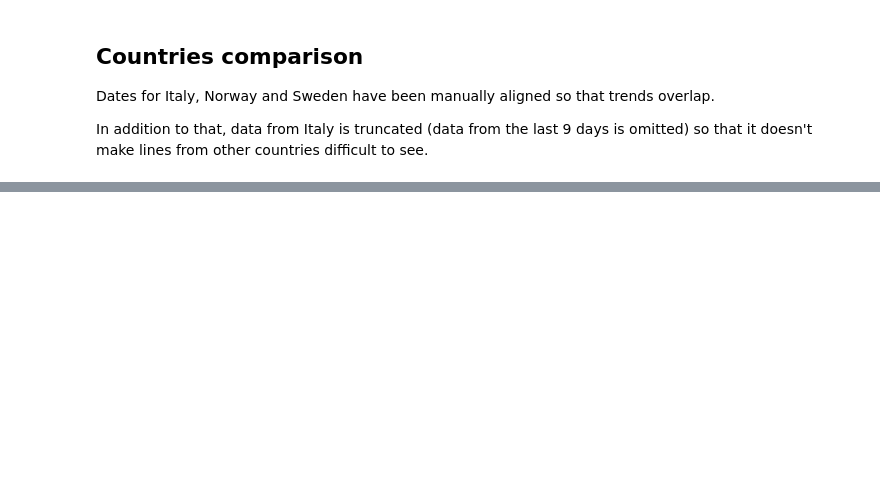
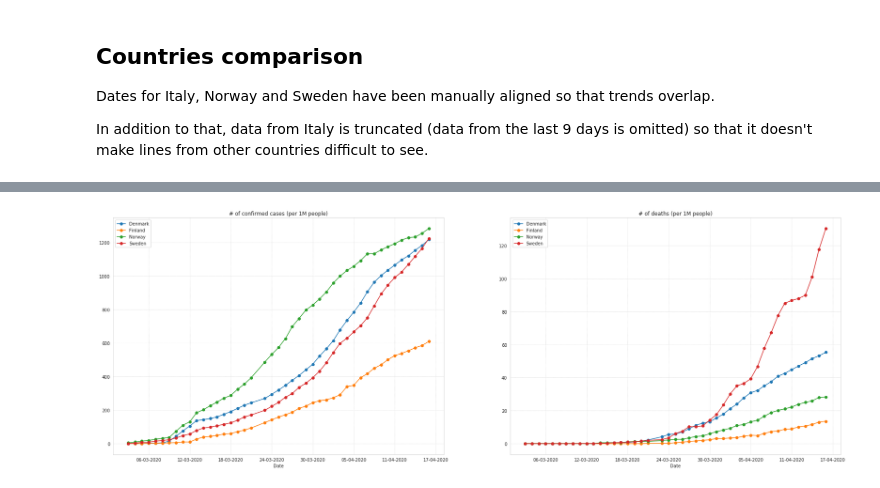
Before and after one commit to matteobarbieri/covid2019-data-analysis, a Jupyter notebook: notebooks/projections_covid2019_world.ipynb, the cells around one changed output, grey strips where cells are left out. Saved outputs shown, nothing was run; the diff lists cells and outputs as text; code cells hidden in the pictures; blank space fills up the shorter version.

```diff
--- a/notebooks/projections_covid2019_world.ipynb
+++ b/notebooks/projections_covid2019_world.ipynb
@@ -370,3 +379,54 @@ get_country_df(world_df, "Spain").tail()
+# %%
+# plt.figure()
+
+# fig, (ax1, ax2) = plt.subplots((1, 2))
+fig, (ax1, ax2) = plt.subplots(1, 2)
+
+# ax = plt.gca()
+
+
+sns.set_style("whitegrid", {'grid.linestyle': ':'})
+# ax.yaxis.set_major_locator(ticker.MultipleLocator(Y_GRID_TICK/5))
+
+countries_to_plot = [
+    "Denmark",
+    "Finland",
+    "Norway",
+    "Sweden",
+]
+
+for cc in countries_to_plot:
+    c_df = get_country_df(world_df, cc)
+    c_df = c_df[c_df['Date'] > datetime(2020, 3, 2).date()]
+
+    c_df['Confirmed_normalized'] = c_df['Confirmed']/countries_parameters[cc]['Population']
+    c_df['Deaths_normalized'] = c_df['Deaths']/countries_parameters[cc]['Population']
+
+    c_df.plot(x='Date', y=["Confirmed_normalized"], figsize=(30,10), ax=ax1, marker='o')
+    c_df.plot(x='Date', y=["Deaths_normalized"], figsize=(30,10), ax=ax2, marker='o')
+    pass
+
+
+ax1.legend(countries_to_plot)
+ax2.legend(countries_to_plot)
+
+ax1.xaxis.set_major_locator(ticker.MultipleLocator(6))
+ax1.xaxis.set_major_formatter(mdates.DateFormatter('%d-%m-%Y'))
+
+
+ax2.xaxis.set_major_locator(ticker.MultipleLocator(6))
+ax2.xaxis.set_major_formatter(mdates.DateFormatter('%d-%m-%Y'))
+
+
+# ax1.set_ylabel("# of confirmed cases")
+
+# plt.title("4 major nordic countries");
+ax1.set_title("# of confirmed cases (per 1M people)");
+ax2.set_title("# of deaths (per 1M people)");
+
+plt.savefig(os.path.join(PLOTS_DIR, "nordic_countries.png"));
+# %% [output]
+[figure, added]
 # %%
 
 daily_increase_df = pd.DataFrame(columns=['Country', 'Date', 'Increase'])
```
Also changed, not shown: parts of 8 cells of this notebook, 1 other file.
